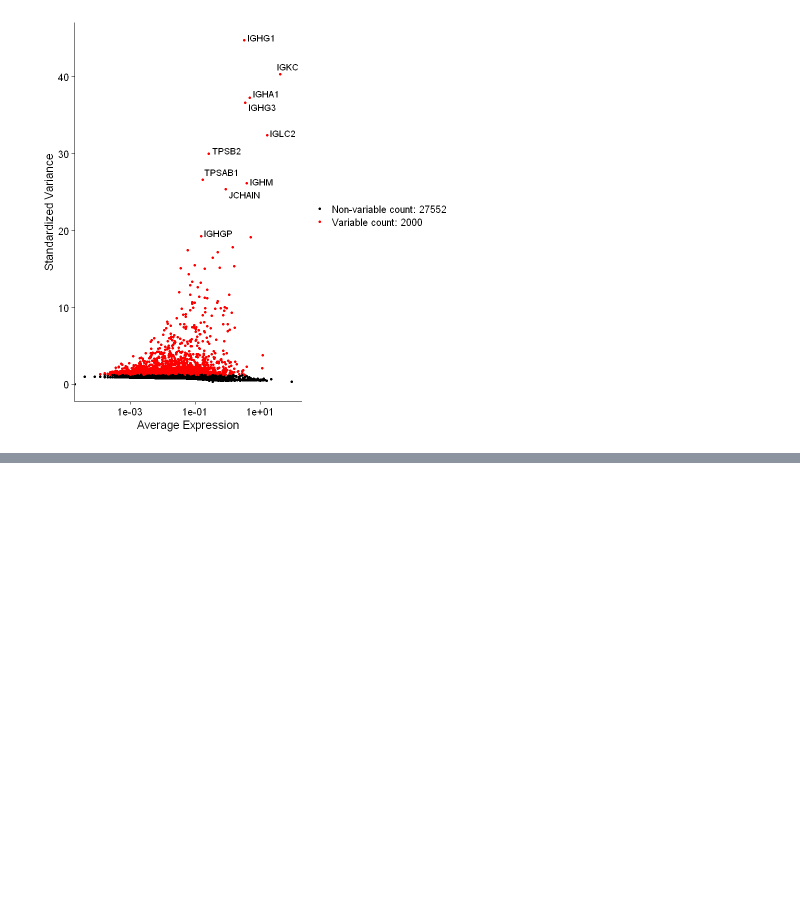
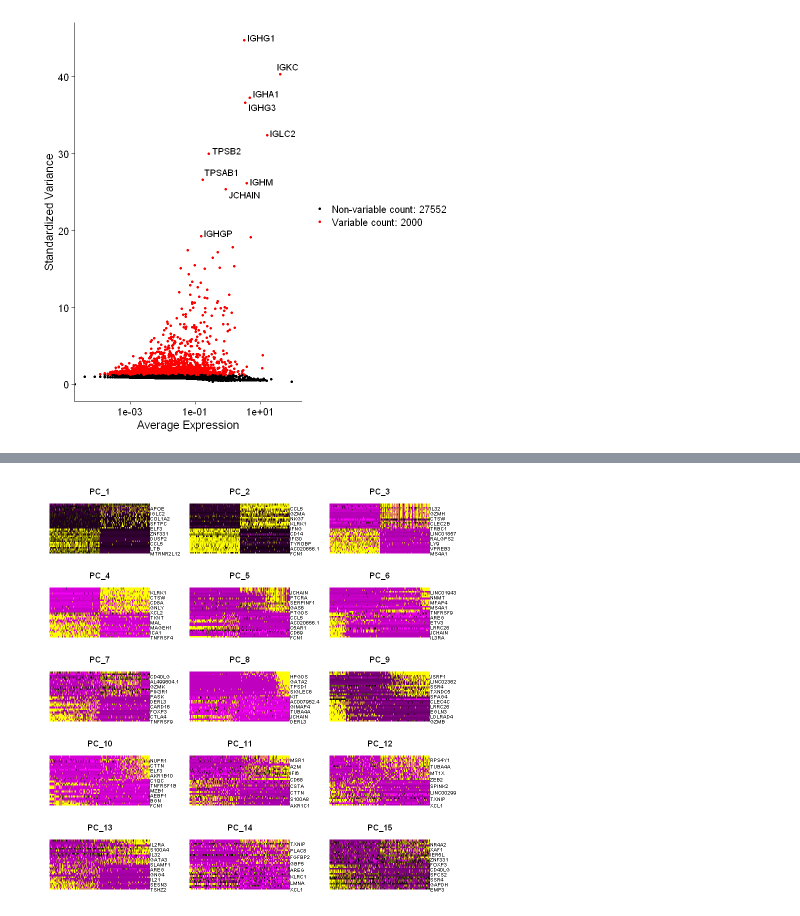
Before and after one commit to nidhi12k/scAnalysis, a Jupyter notebook: nsclc.ipynb, the cells around one changed output, grey strips where cells are left out. Saved outputs shown, nothing was run; the diff lists cells and outputs as text; code cells hidden in the pictures; blank space fills up the shorter version.

```diff
--- a/nsclc.ipynb
+++ b/nsclc.ipynb
@@ -177,0 +252,4 @@ Warning message:
+# %%
+DimHeatmap(nsclc.sobj, dims = 1:15, cells = 500, balanced = TRUE)
+# %% [output]
+[figure, added]
```
Also changed, not shown: parts of 13 cells of this notebook.
